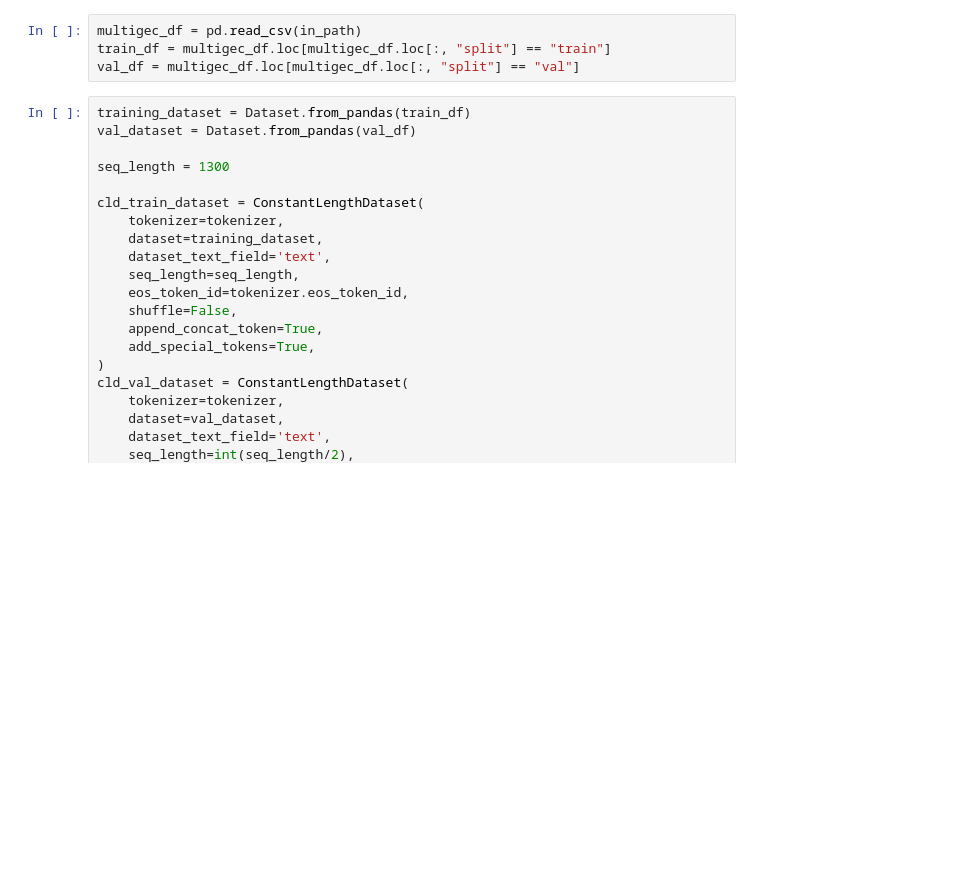
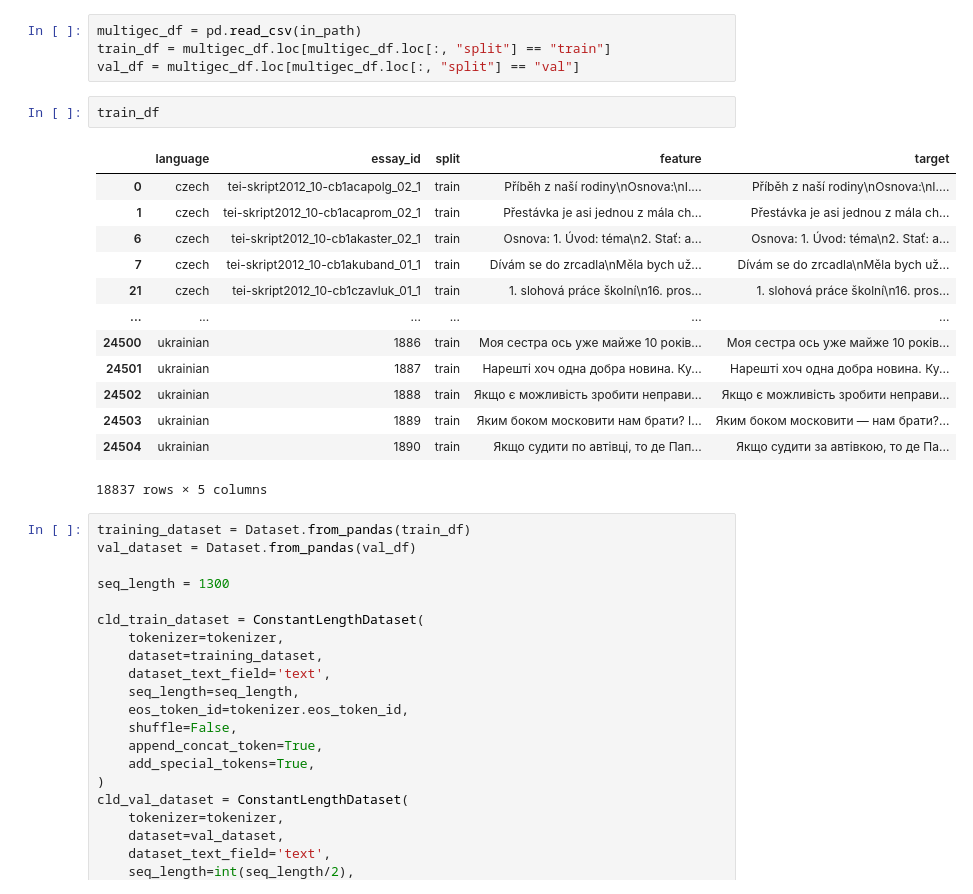
Before and after one commit to r-kovalch/omnigec-models, a Jupyter notebook: notebooks/aya_expanse_8b/multigec/multigec.ipynb, the cells around one changed output. Cells and saved outputs as stored; diff of their text form; blank space fills up the shorter version.

```diff
--- a/notebooks/aya_expanse_8b/multigec/multigec.ipynb
+++ b/notebooks/aya_expanse_8b/multigec/multigec.ipynb
@@ -180,6 +153,22 @@ Please note that authentication is recommended but still optional to access publ
 multigec_df = pd.read_csv(in_path)
 train_df = multigec_df.loc[multigec_df.loc[:, "split"] == "train"]
 val_df = multigec_df.loc[multigec_df.loc[:, "split"] == "val"]
+# %%
+train_df
+# %% [output]
+|  | language | essay_id | split | feature | target |
+| 0 | czech | tei-skript2012_10-cb1acapolg_02_1 | train | Příběh z naší rodiny\nOsnova:\nI.... | Příběh z naší rodiny\nOsnova:\nI.... |
+| 1 | czech | tei-skript2012_10-cb1acaprom_02_1 | train | Přestávka je asi jednou z mála ch... | Přestávka je asi jednou z mála ch... |
+| 6 | czech | tei-skript2012_10-cb1akaster_02_1 | train | Osnova: 1. Úvod: téma\n2. Stať: a... | Osnova: 1. Úvod: téma\n2. Stať: a... |
+| 7 | czech | tei-skript2012_10-cb1akuband_01_1 | train | Dívám se do zrcadla\nMěla bych už... | Dívám se do zrcadla\nMěla bych už... |
+| 21 | czech | tei-skript2012_10-cb1czavluk_01_1 | train | 1. slohová práce školní\n16. pros... | 1. slohová práce školní\n16. pros... |
+| ... | ... | ... | ... | ... | ... |
+| 24500 | ukrainian | 1886 | train | Моя сестра ось уже майже 10 років... | Моя сестра ось уже майже 10 років... |
+| 24501 | ukrainian | 1887 | train | Нарешті хоч одна добра новина. Ку... | Нарешті хоч одна добра новина. Ку... |
+| 24502 | ukrainian | 1888 | train | Якщо є можливість зробити неправи... | Якщо є можливість зробити неправи... |
+| 24503 | ukrainian | 1889 | train | Яким боком московити нам брати? І... | Яким боком московити — нам брати?... |
+| 24504 | ukrainian | 1890 | train | Якщо судити по автівці, то де Пап... | Якщо судити за автівкою, то де Па... |
+18837 rows × 5 columns
 # %%
 training_dataset = Dataset.from_pandas(train_df)
 val_dataset = Dataset.from_pandas(val_df)
```
Also changed, not shown: parts of 17 cells of this notebook.
